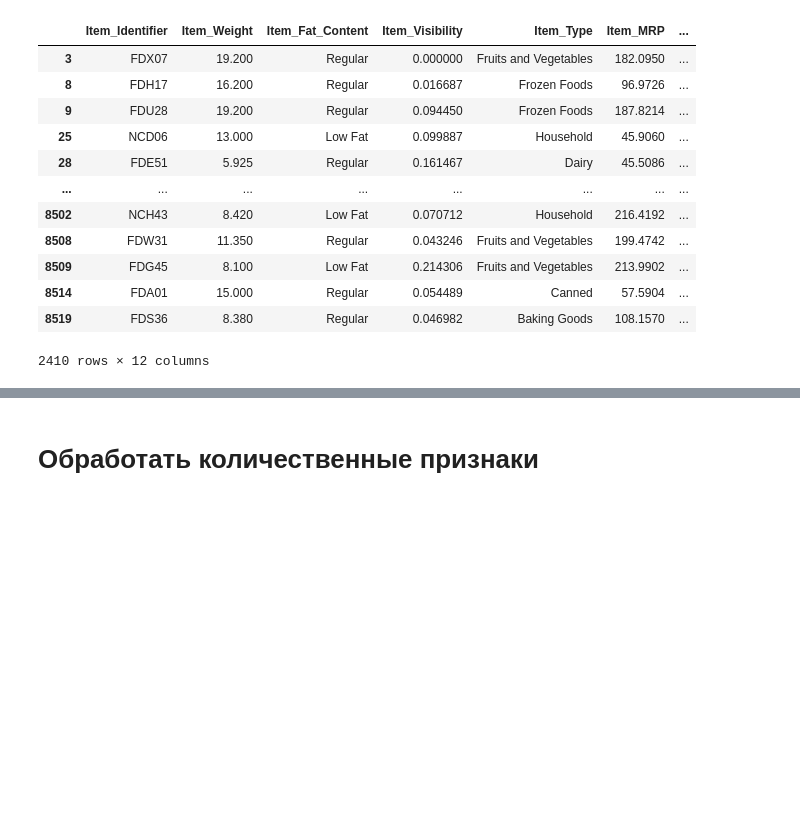
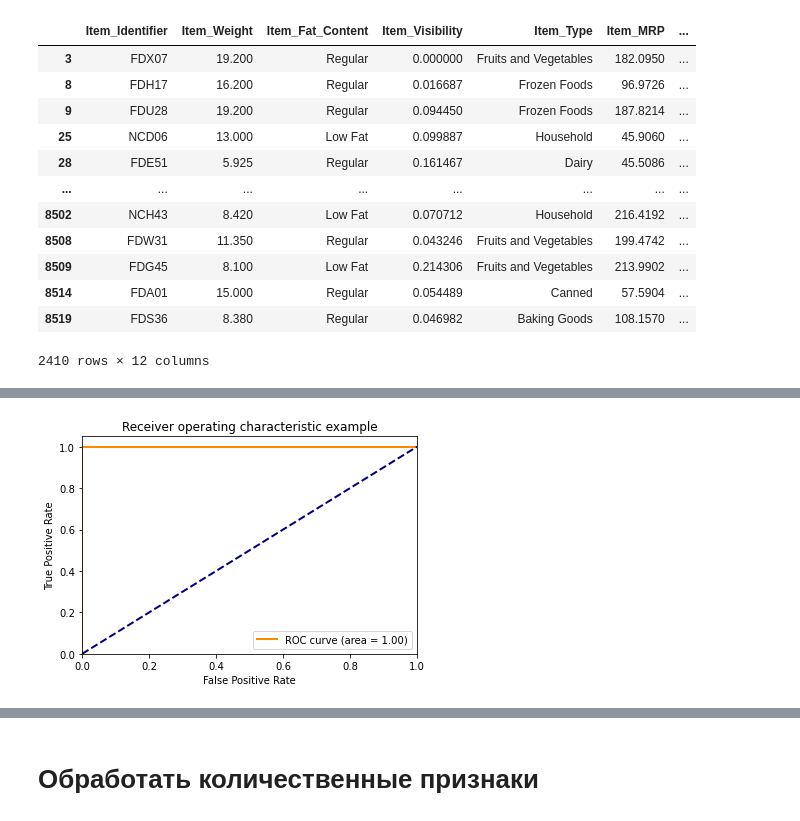
Before and after one commit to HeliosBI/AML_diploma_pre_1, a Jupyter notebook: diploma_pre_1.ipynb, the cells around one changed output, grey strips where cells are left out. Drawn from its saved outputs; the diff is of its cells as text; code cells hidden in the pictures; blank space fills up the shorter version.

```diff
--- a/diploma_pre_1.ipynb
+++ b/diploma_pre_1.ipynb
@@ -169,0 +306,5 @@ data[data.Outlet_Size.isna() == 1]
+# %%
+os_data_target = label_binarize(os_data_target, classes=[0, 1, 2])
+n_classes = os_data_target.shape[1]
+# %%
+X_train, X_test, y_train, y_test  = train_test_split(os_data, os_data_target, test_size=0.25, random_state=42)
@@ -169,0 +320,27 @@ data[data.Outlet_Size.isna() == 1]
+# %%
+# Compute ROC curve and ROC area for each class
+fpr = dict()
+tpr = dict()
+roc_auc = dict()
+for i in range(n_classes):
+    fpr[i], tpr[i], _ = roc_curve(y_test[:, i], y_score[:, i])
+    roc_auc[i] = auc(fpr[i], tpr[i])
+
+# Compute micro-average ROC curve and ROC area
+fpr["micro"], tpr["micro"], _ = roc_curve(y_test.ravel(), y_score.ravel())
+roc_auc["micro"] = auc(fpr["micro"], tpr["micro"])
+# %%
+plt.figure()
+lw = 2
+plt.plot(fpr[2], tpr[2], color='darkorange',
+         lw=lw, label='ROC curve (area = %0.2f)' % roc_auc[2])
+plt.plot([0, 1], [0, 1], color='navy', lw=lw, linestyle='--')
+plt.xlim([0.0, 1.0])
+plt.ylim([0.0, 1.05])
+plt.xlabel('False Positive Rate')
+plt.ylabel('True Positive Rate')
+plt.title('Receiver operating characteristic example')
+plt.legend(loc="lower right")
+plt.show()
+# %% [output]
+[figure, added]
```
Also changed, not shown: parts of 45 cells of this notebook.
